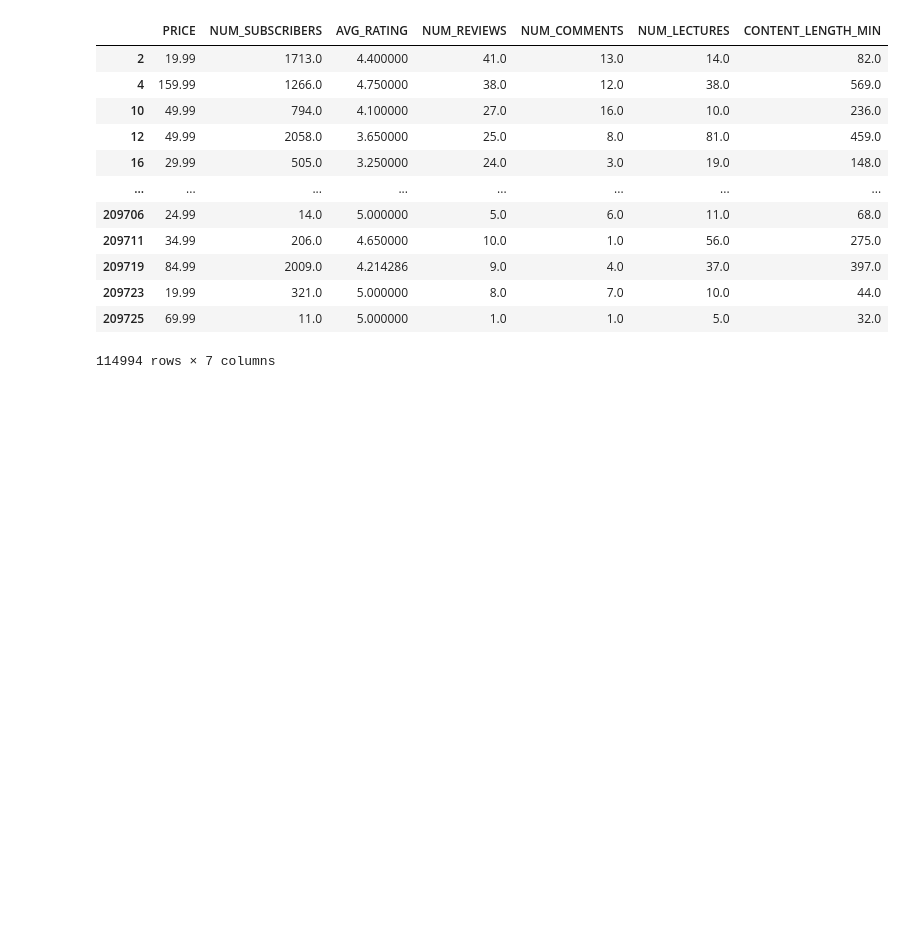
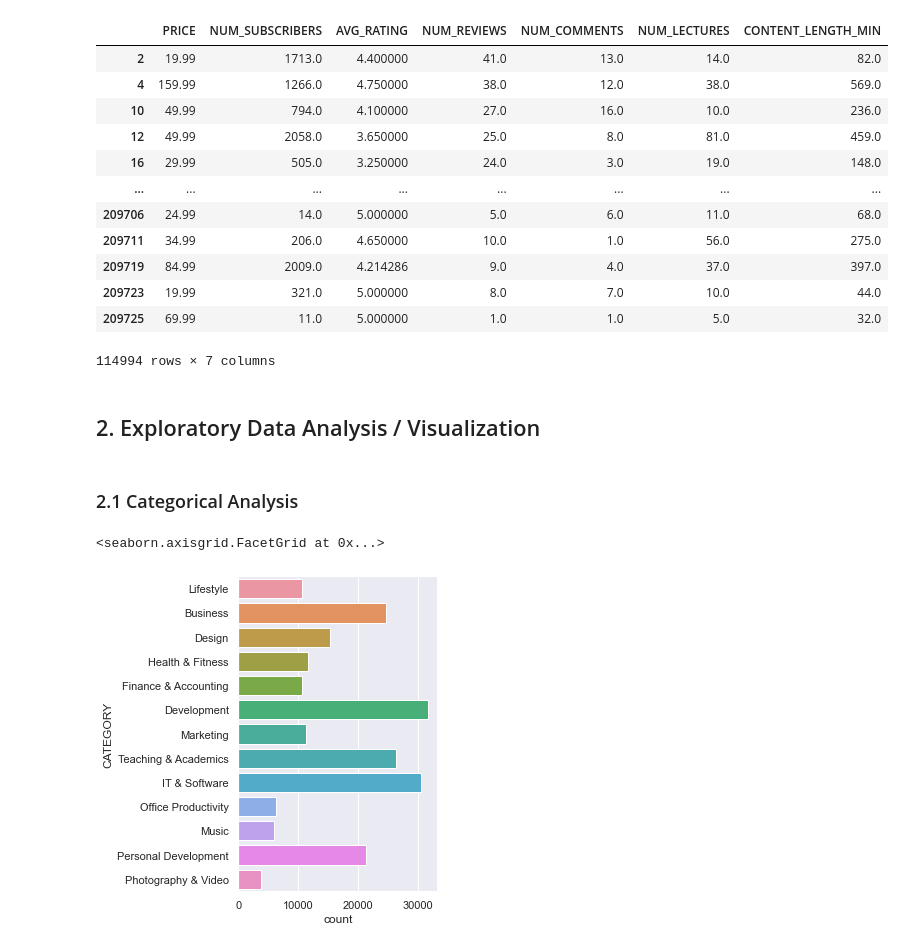
Before and after one commit to Amizzuddin/sc1015, a Jupyter notebook: SunQingMainWorking.ipynb, the cells around one changed output. Saved outputs shown, nothing was run; the diff lists cells and outputs as text; code cells hidden in the pictures; blank space fills up the shorter version.

```diff
--- a/SunQingMainWorking.ipynb
+++ b/SunQingMainWorking.ipynb
@@ -248,3 +249,15 @@ float_column
 | 209723 | 19.99 | 321.0 | 5.000000 | 8.0 | 7.0 | 10.0 | 44.0 |
 | 209725 | 69.99 | 11.0 | 5.000000 | 1.0 | 1.0 | 5.0 | 32.0 |
 114994 rows × 7 columns
+# %% [markdown]
+## 2. Exploratory Data Analysis / Visualization
+# %% [markdown]
+### 2.1 Categorical Analysis
+# %%
+category_data= coursedata_clean.copy()
+paid_cat = category_data[["IS_PAID","CATEGORY","SUBCATEGORY"]]
+# %%
+sb.catplot(y = 'CATEGORY', data = paid_cat, kind = "count")
+# %% [output]
+<seaborn.axisgrid.FacetGrid at 0x...>
+[figure, added]
```
Also changed, not shown: parts of 8 cells of this notebook.
